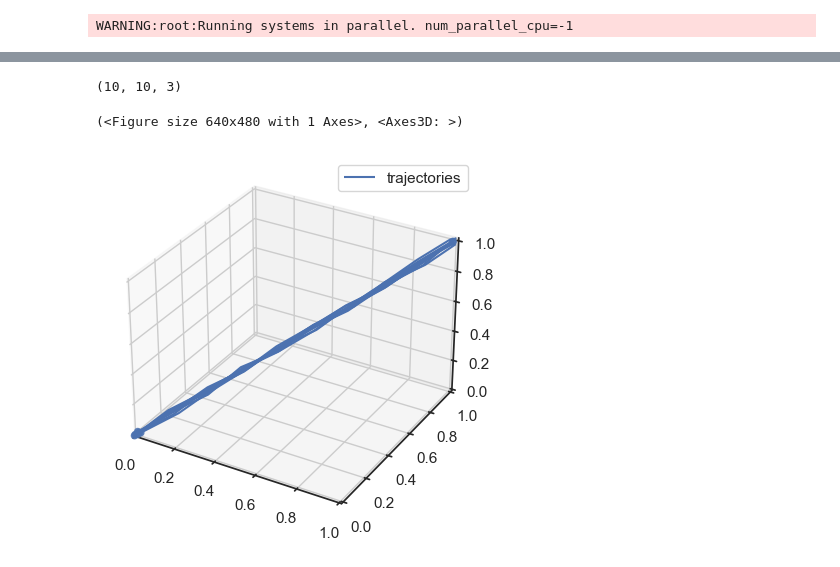
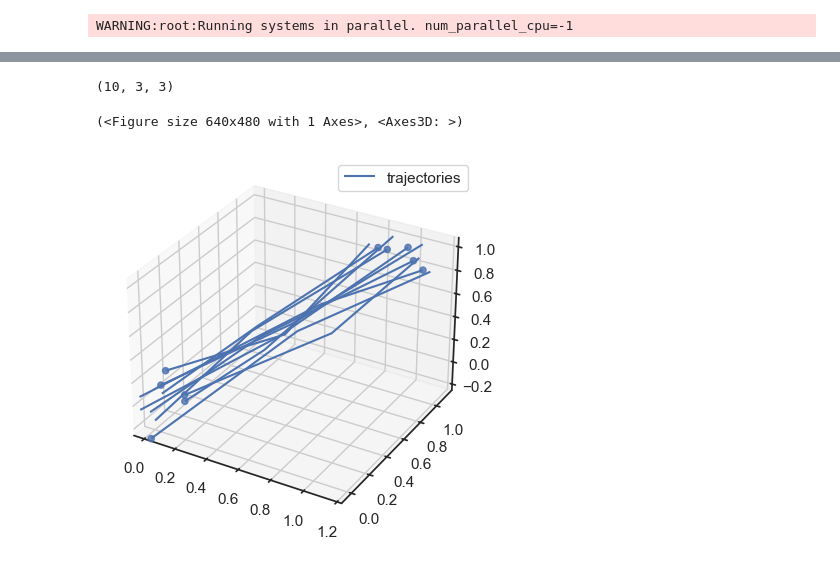
Before and after one commit to DynaDojo/dynadojo, a Jupyter notebook: demos/systems/static_dataset_demo.ipynb, the cells around one changed output, grey strips where cells are left out. Cells and saved outputs as stored; diff of their text form; code cells hidden in the pictures.

```diff
--- a/demos/systems/static_dataset_demo.ipynb
+++ b/demos/systems/static_dataset_demo.ipynb
@@ -81,42 +83,37 @@ challenge.plot(data)
 # %%
 import numpy as np
 
-def generate_opposing_trajectories_3d(num_trajectories=10, num_timesteps=10, num_features=3, noise_std=0.01):
+def generate_opposing_trajectories(num_trajectories=10, num_timesteps=10, dim=3, noise_std=0.05, lateral_offset=0.5):
     np.random.seed(0)
 
-    # Initialize variables
-    trajectories = np.zeros((num_trajectories, num_timesteps, num_features))
+    trajectories = np.zeros((num_trajectories, num_timesteps, dim))
 
     origin = np.array([0, 0, 0])
     end_point = np.array([1, 1, 1])
 
     for i in range(num_trajectories):
-        if i < 8:
+        if i < (num_trajectories * 0.5):
             start = origin
             end = end_point
         else:
             start = end_point
             end = origin
 
-        # Create a linear path between start and end points
         t = np.linspace(0, 1, num_timesteps)
         trajectory = (1 - t[:, None]) * start + t[:, None] * end
 
-        # Add noise
-        noise = np.random.normal(scale=noise_std, size=(num_timesteps, num_features))
+        noise = np.random.normal(scale=noise_std, size=(num_timesteps, dim))
         trajectory += noise
 
         trajectories[i] = trajectory
 
     return trajectories
 
-# Generate the dataset
-trajectories = generate_opposing_trajectories_3d(num_trajectories=10, num_timesteps=10, num_features=3, noise_std=0.01)
+trajectories = generate_opposing_trajectories(num_trajectories=10, num_timesteps=3, dim=3, noise_std=0.1)
 
-# Check the shape of the generated dataset
-print(trajectories.shape)  # Should output (10, 100, 3)
+print(trajectories.shape)
 plot([trajectories], target_dim=3, labels=["trajectories"])
 # %% [output]
-(10, 10, 3)
+(10, 3, 3)
 (<Figure size 640x480 with 1 Axes>, <Axes3D: >)
-[figure, old version]
+[figure, new version]
```
Also changed, not shown: parts of 9 cells of this notebook, 2 other files.
